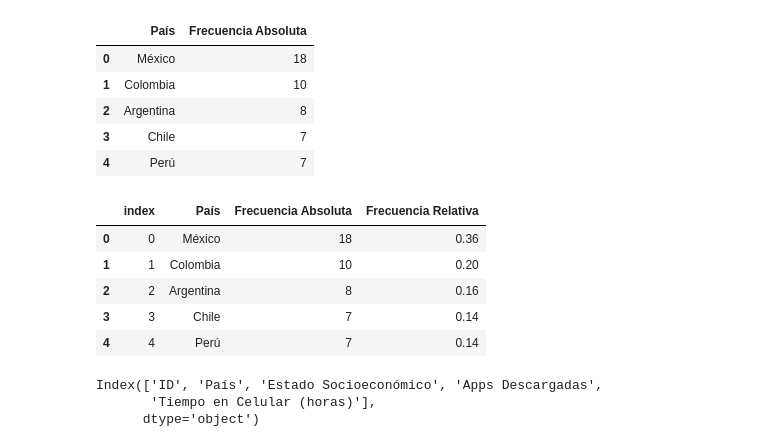
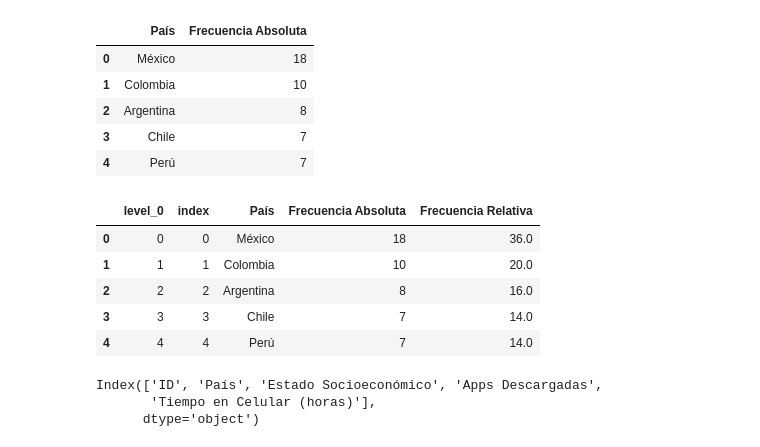
Before and after one commit to fcisnerosr/estadistica_descriptiva, a Jupyter notebook: procesamiento.ipynb, the cells around one changed output. Cells and saved outputs as stored; diff of their text form; code cells hidden in the pictures.

```diff
--- a/procesamiento.ipynb
+++ b/procesamiento.ipynb
@@ -38,16 +38,19 @@ display(frecuencias)
 | 3 | Chile | 7 |
 | 4 | Perú | 7 |
 # %%
-frecuencias['Frecuencia Relativa'] = frecuencias['Frecuencia Absoluta'] / frecuencias['Frecuencia Absoluta'].sum()
+frecuencias['Frecuencia Relativa'] = (
+    frecuencias['Frecuencia Absoluta'] / frecuencias['Frecuencia Absoluta'].sum()*100
+)
+
 frecuencias = frecuencias.reset_index()
 display(frecuencias)
 # %% [output]
-|  | index | País | Frecuencia Absoluta | Frecuencia Relativa |
-| 0 | 0 | México | 18 | 0.36 |
-| 1 | 1 | Colombia | 10 | 0.20 |
-| 2 | 2 | Argentina | 8 | 0.16 |
-| 3 | 3 | Chile | 7 | 0.14 |
-| 4 | 4 | Perú | 7 | 0.14 |
+|  | level_0 | index | País | Frecuencia Absoluta | Frecuencia Relativa |
+| 0 | 0 | 0 | México | 18 | 36.0 |
+| 1 | 1 | 1 | Colombia | 10 | 20.0 |
+| 2 | 2 | 2 | Argentina | 8 | 16.0 |
+| 3 | 3 | 3 | Chile | 7 | 14.0 |
+| 4 | 4 | 4 | Perú | 7 | 14.0 |
 # %%
 display(df.columns)
 # %% [output]
```
Also changed, not shown: parts of 3 cells of this notebook.
